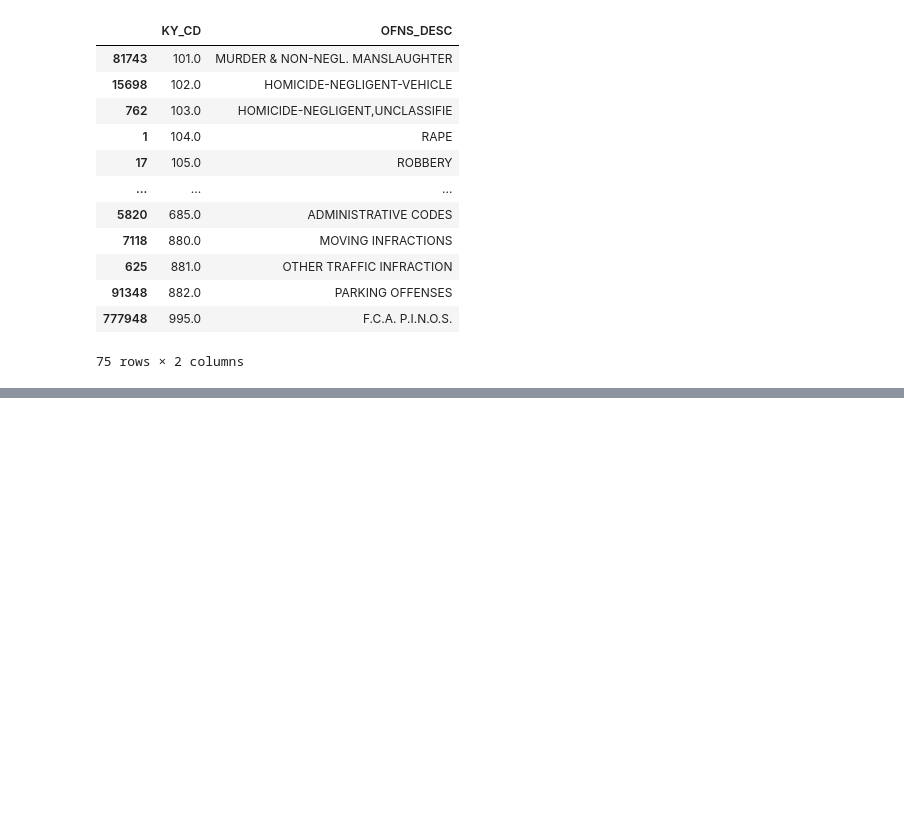
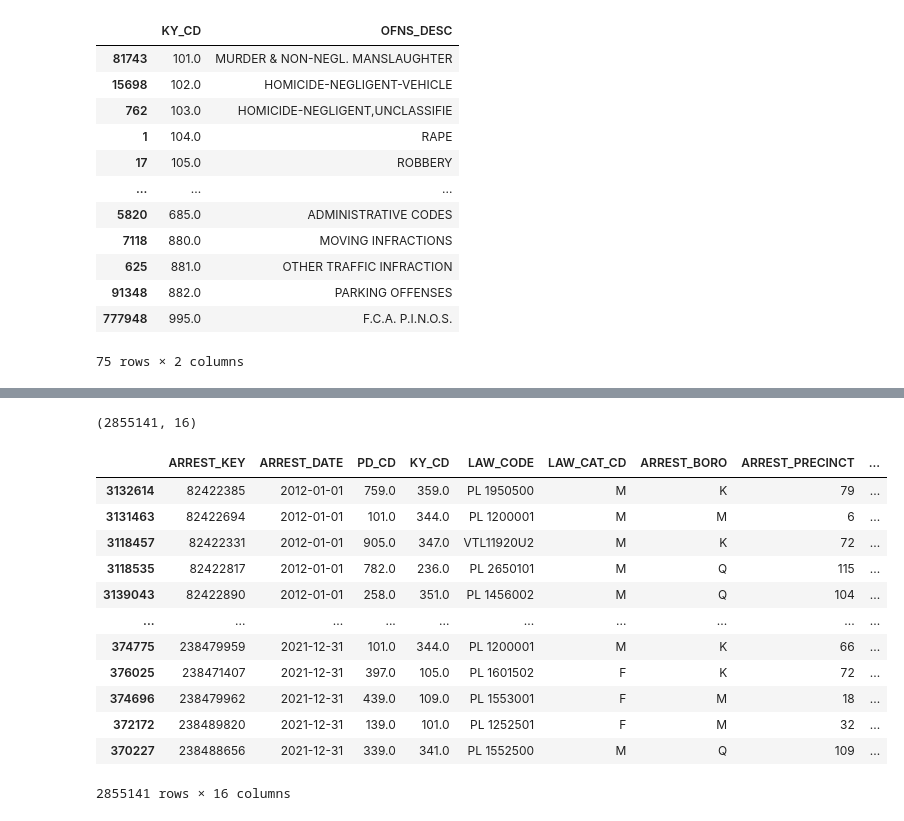
Before and after one commit to djaiello/NYPD_Arrests_Final_Project, a Jupyter notebook: NYPD_Arrests_Data_ETL.ipynb, the cells around one changed output, grey strips where cells are left out. Saved outputs shown, nothing was run; the diff lists cells and outputs as text; code cells hidden in the pictures; blank space fills up the shorter version.

```diff
--- a/NYPD_Arrests_Data_ETL.ipynb
+++ b/NYPD_Arrests_Data_ETL.ipynb
@@ -217,0 +395,21 @@ key_code_df   #.head()
+# %%
+# Shrink the dataset to arrest made in the last 10 years
+arrest_10y_clean_df = full_arrest_clean_df.loc[(full_arrest_clean_df['ARREST_DATE'] >= '2012-01-01')]
+
+print(arrest_10y_clean_df.shape)
+arrest_10y_clean_df   #.head()
+# %% [output]
+(2855141, 16)
+|  | ARREST_KEY | ARREST_DATE | PD_CD | KY_CD | LAW_CODE | LAW_CAT_CD | ARREST_BORO | ARREST_PRECINCT | ... |
+| 3132614 | 82422385 | 2012-01-01 | 759.0 | 359.0 | PL 1950500 | M | K | 79 | ... |
+| 3131463 | 82422694 | 2012-01-01 | 101.0 | 344.0 | PL 1200001 | M | M | 6 | ... |
+| 3118457 | 82422331 | 2012-01-01 | 905.0 | 347.0 | VTL11920U2 | M | K | 72 | ... |
+| 3118535 | 82422817 | 2012-01-01 | 782.0 | 236.0 | PL 2650101 | M | Q | 115 | ... |
+| 3139043 | 82422890 | 2012-01-01 | 258.0 | 351.0 | PL 1456002 | M | Q | 104 | ... |
+| ... | ... | ... | ... | ... | ... | ... | ... | ... | ... |
+| 374775 | 238479959 | 2021-12-31 | 101.0 | 344.0 | PL 1200001 | M | K | 66 | ... |
+| 376025 | 238471407 | 2021-12-31 | 397.0 | 105.0 | PL 1601502 | F | K | 72 | ... |
+| 374696 | 238479962 | 2021-12-31 | 439.0 | 109.0 | PL 1553001 | F | M | 18 | ... |
+| 372172 | 238489820 | 2021-12-31 | 139.0 | 101.0 | PL 1252501 | F | M | 32 | ... |
+| 370227 | 238488656 | 2021-12-31 | 339.0 | 341.0 | PL 1552500 | M | Q | 109 | ... |
+2855141 rows × 16 columns
```
Also changed, not shown: parts of 22 cells of this notebook.
